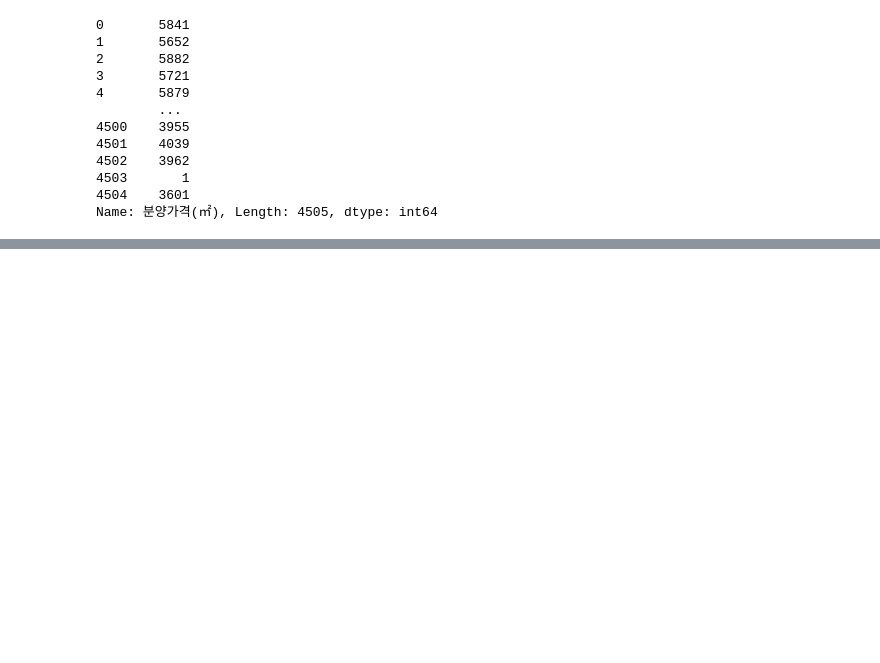
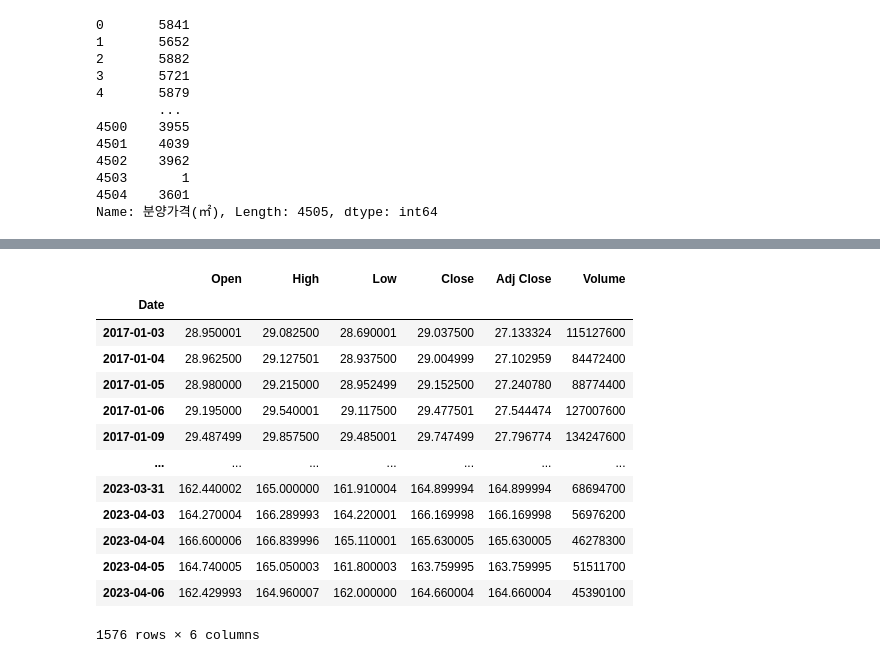
Before and after one commit to datajcthemax/playdata, a Jupyter notebook: day11.ipynb, the cells around one changed output, grey strips where cells are left out. Drawn from its saved outputs; the diff is of its cells as text; code cells hidden in the pictures; blank space fills up the shorter version.

```diff
--- a/day11.ipynb
+++ b/day11.ipynb
@@ -947,0 +1034,19 @@ Name: 분양가격(㎡), Length: 4505, dtype: int64
+# %%
+# Apple(AAPL), 2017-01-01 ~ Now
+df = fdr.DataReader('AAPL', '2017')
+df
+# %% [output]
+|  | Open | High | Low | Close | Adj Close | Volume |
+| Date |  |  |  |  |  |  |
+| 2017-01-03 | 28.950001 | 29.082500 | 28.690001 | 29.037500 | 27.133324 | 115127600 |
+| 2017-01-04 | 28.962500 | 29.127501 | 28.937500 | 29.004999 | 27.102959 | 84472400 |
+| 2017-01-05 | 28.980000 | 29.215000 | 28.952499 | 29.152500 | 27.240780 | 88774400 |
+| 2017-01-06 | 29.195000 | 29.540001 | 29.117500 | 29.477501 | 27.544474 | 127007600 |
+| 2017-01-09 | 29.487499 | 29.857500 | 29.485001 | 29.747499 | 27.796774 | 134247600 |
+| ... | ... | ... | ... | ... | ... | ... |
+| 2023-03-31 | 162.440002 | 165.000000 | 161.910004 | 164.899994 | 164.899994 | 68694700 |
+| 2023-04-03 | 164.270004 | 166.289993 | 164.220001 | 166.169998 | 166.169998 | 56976200 |
+| 2023-04-04 | 166.600006 | 166.839996 | 165.110001 | 165.630005 | 165.630005 | 46278300 |
+| 2023-04-05 | 164.740005 | 165.050003 | 161.800003 | 163.759995 | 163.759995 | 51511700 |
+| 2023-04-06 | 162.429993 | 164.960007 | 162.000000 | 164.660004 | 164.660004 | 45390100 |
+1576 rows × 6 columns
```
Also changed, not shown: parts of 12 cells of this notebook.
